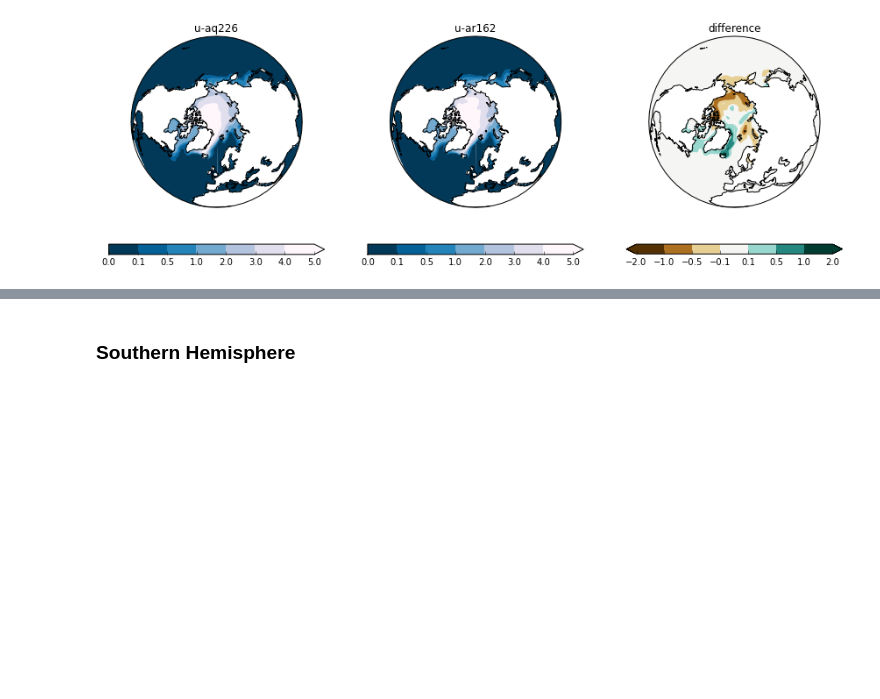
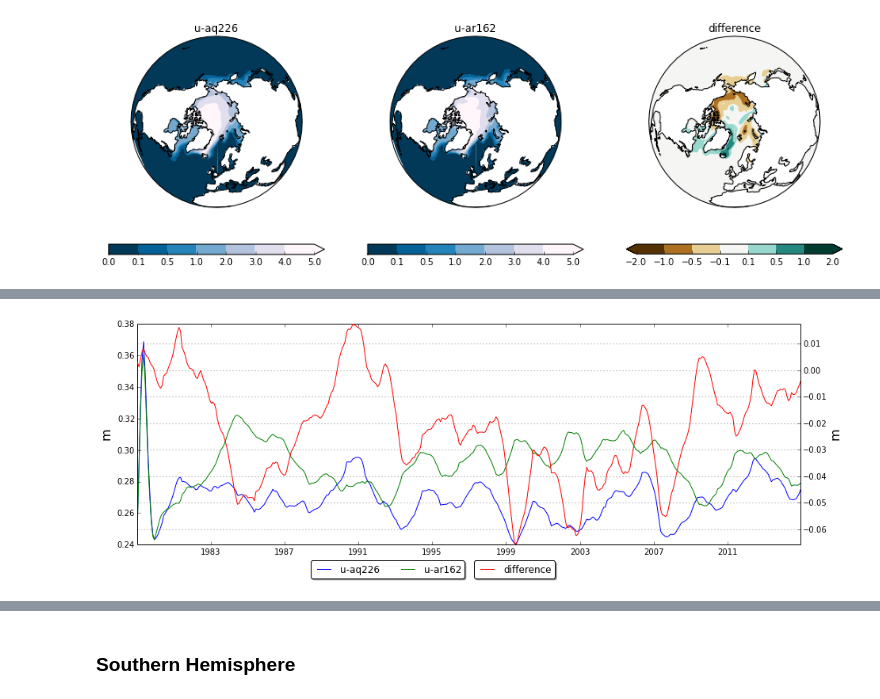
Before and after one commit to douglask3/albedo_teleconection, a Jupyter notebook: Untitled1.ipynb, the cells around one changed output, grey strips where cells are left out. Cells and saved outputs as stored; diff of their text form; code cells hidden in the pictures; blank space fills up the shorter version.

```diff
--- a/Untitled1.ipynb
+++ b/Untitled1.ipynb
@@ -113,0 +200,4 @@ plot_cube_TS(sea_ice)
+# %%
+plot_cube_TS(nh_ice, running_mean = True, units = 'm')
+# %% [output]
+[figure, added]
```
Also changed, not shown: parts of 7 cells of this notebook, 1 other file.
